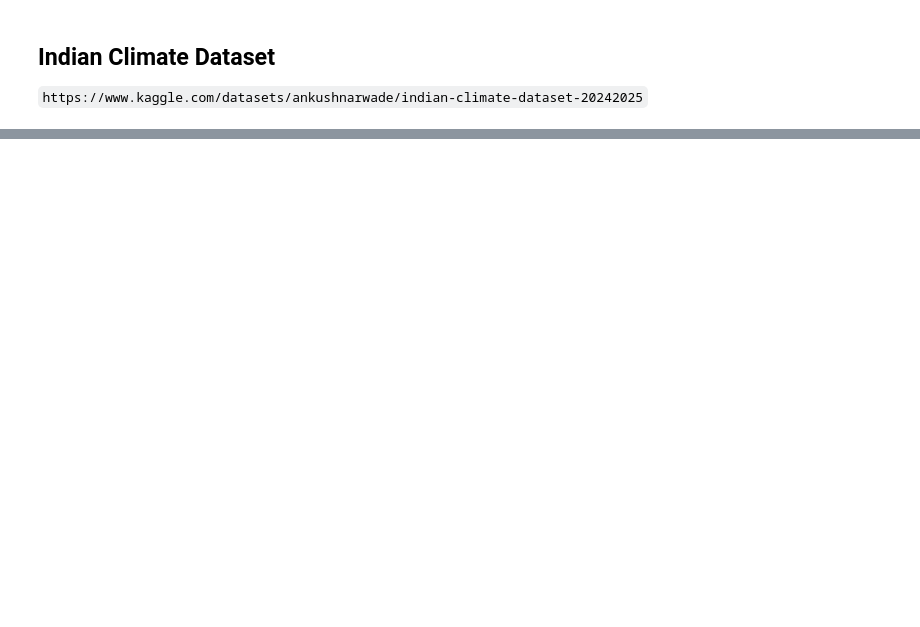
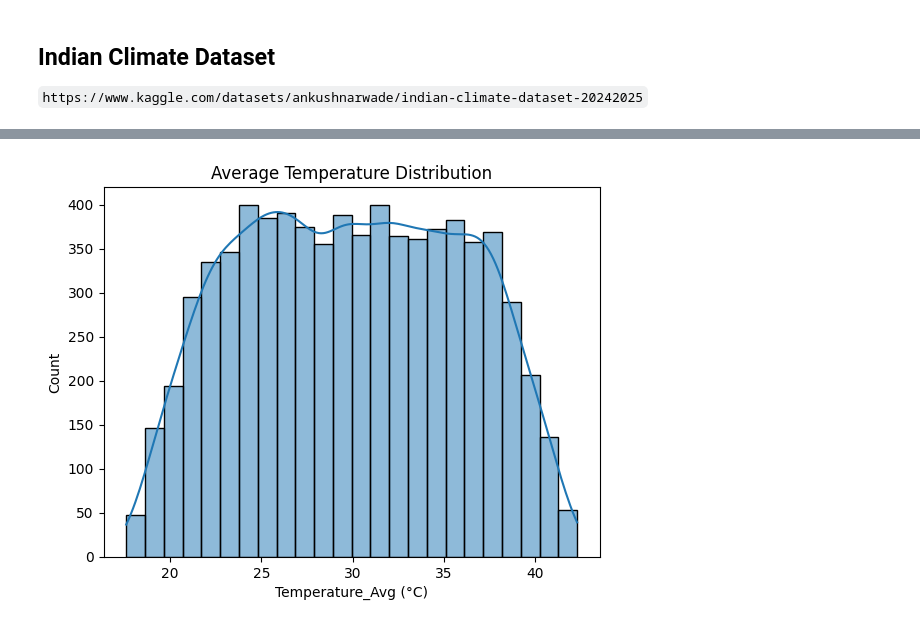
Before and after one commit to fahim-506/eda-with-python, a Jupyter notebook: practice_dataset/data_manipulation.ipynb, the cells around one changed output, grey strips where cells are left out. Drawn from its saved outputs; the diff is of its cells as text; code cells hidden in the pictures; blank space fills up the shorter version.

```diff
--- a/practice_dataset/data_manipulation.ipynb
+++ b/practice_dataset/data_manipulation.ipynb
@@ -23,0 +70,6 @@ df
+# %%
+sns.histplot(df['Temperature_Avg (°C)'], kde=True)
+plt.title("Average Temperature Distribution")
+plt.show()
+# %% [output]
+[figure, added]
```
Also changed, not shown: parts of 62 cells of this notebook.
